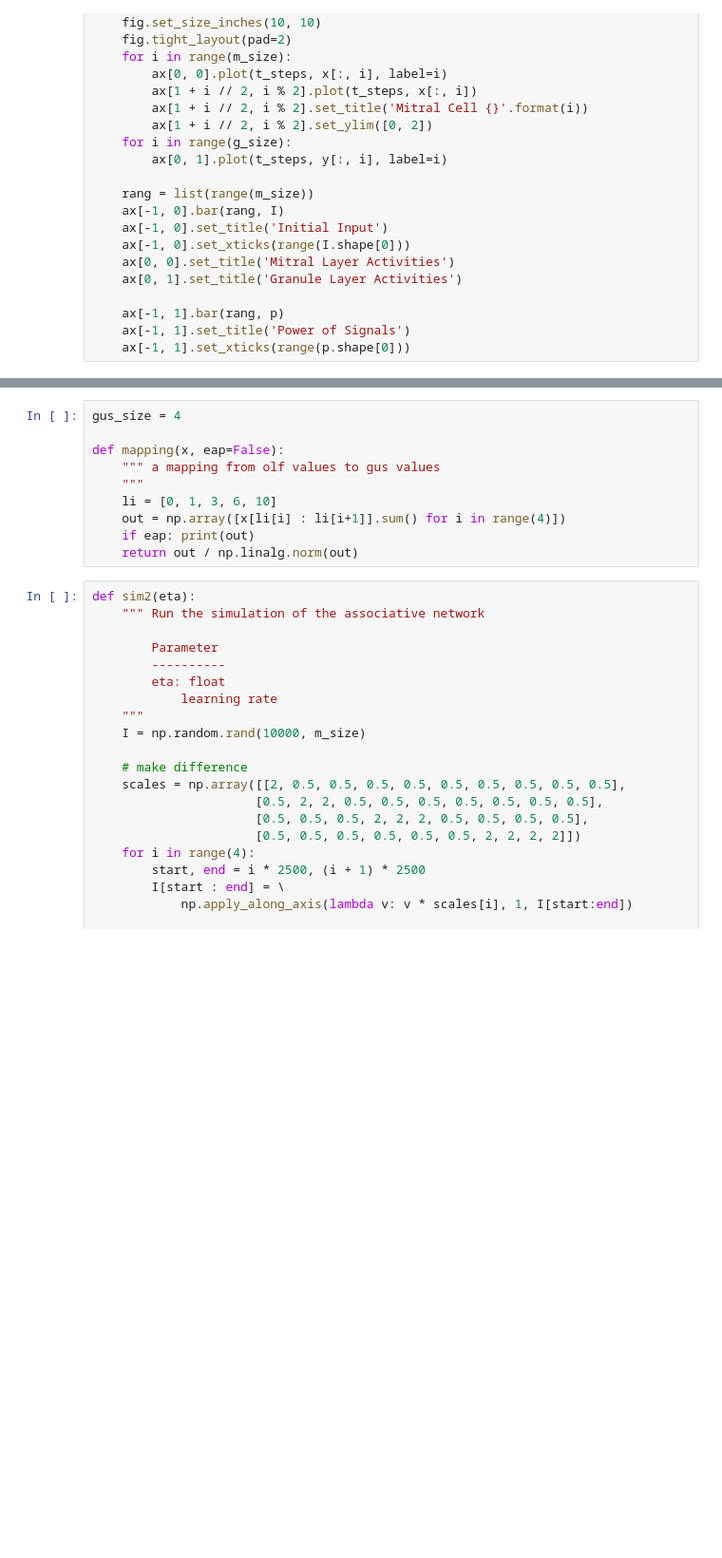
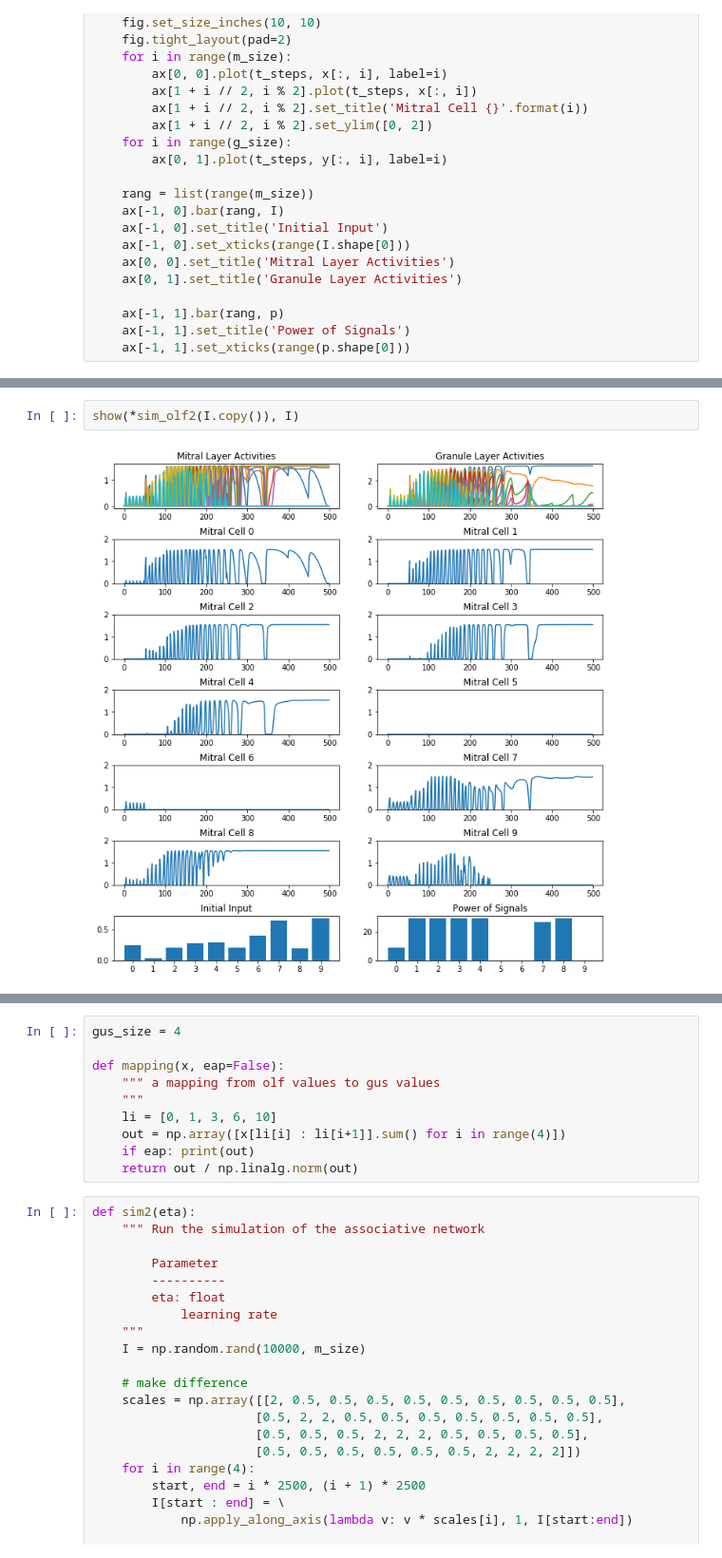
Before and after one commit to gongziyida/Modeling-Neural-Plasticity-with-Multisensory-Braitenberg-Vehicles, a Jupyter notebook: LiHopfield.ipynb, the cells around one changed output, grey strips where cells are left out. Shown at 95% size. Drawn from its saved outputs; the diff is of its cells as text; blank space fills up the shorter version.

```diff
--- a/LiHopfield.ipynb
+++ b/LiHopfield.ipynb
@@ -156,3 +211,7 @@ show(*sim_olf(I.copy()), I)
+# %%
+show(*sim_olf2(I.copy()), I)
+# %% [output]
+[figure, added]
 # %%
 show(*sim_olf(I.copy(), False), I)
 # %% [output]
```
Also changed, not shown: parts of 7 cells of this notebook, 16 other files.
